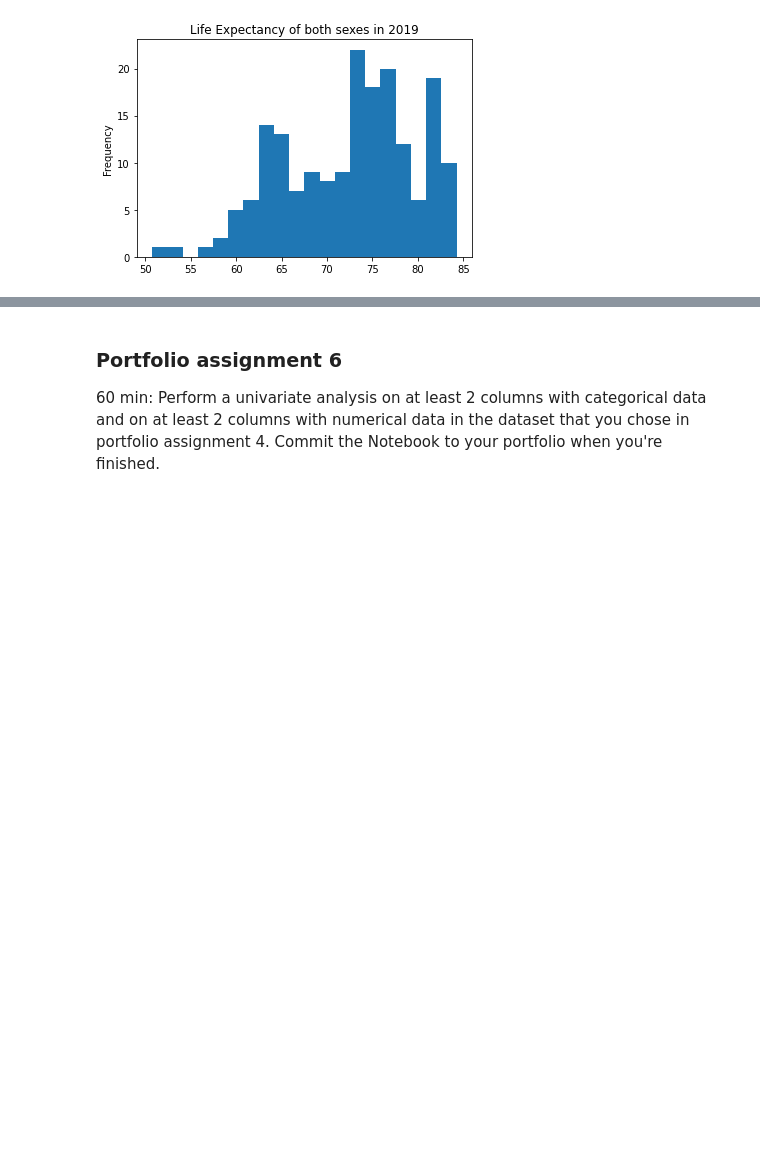
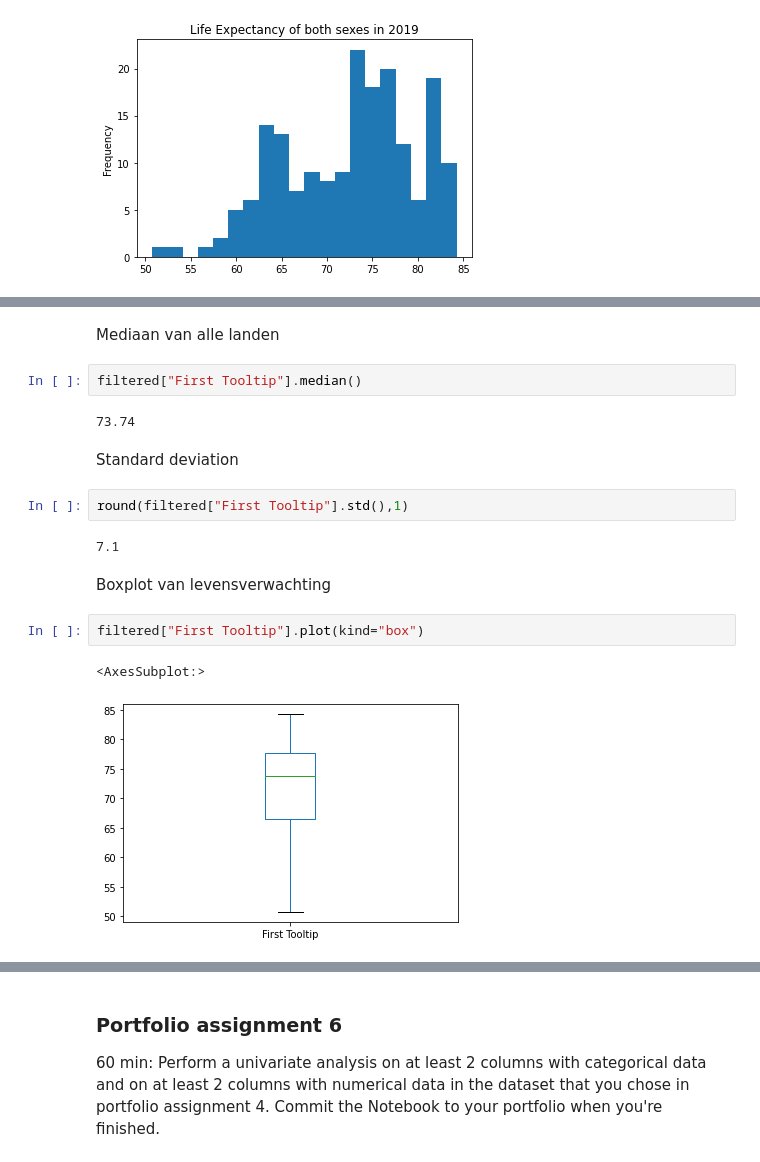
Before and after one commit to yisun2001/Data-Science, a Jupyter notebook: Portfolio.ipynb, the cells around one changed output, grey strips where cells are left out. Saved outputs shown, nothing was run; the diff lists cells and outputs as text; blank space fills up the shorter version.

```diff
--- a/Portfolio.ipynb
+++ b/Portfolio.ipynb
@@ -407,0 +383,19 @@ filtered['First Tooltip'].plot(kind='hist', title='Life Expectancy of both sexes
+# %% [markdown]
+Mediaan van alle landen
+# %%
+filtered["First Tooltip"].median()
+# %% [output]
+73.74
+# %% [markdown]
+Standard deviation
+# %%
+round(filtered["First Tooltip"].std(),1)
+# %% [output]
+7.1
+# %% [markdown]
+Boxplot van levensverwachting
+# %%
+filtered["First Tooltip"].plot(kind="box")
+# %% [output]
+<AxesSubplot:>
+[figure, added]
```
Also changed, not shown: parts of 81 cells of this notebook.
